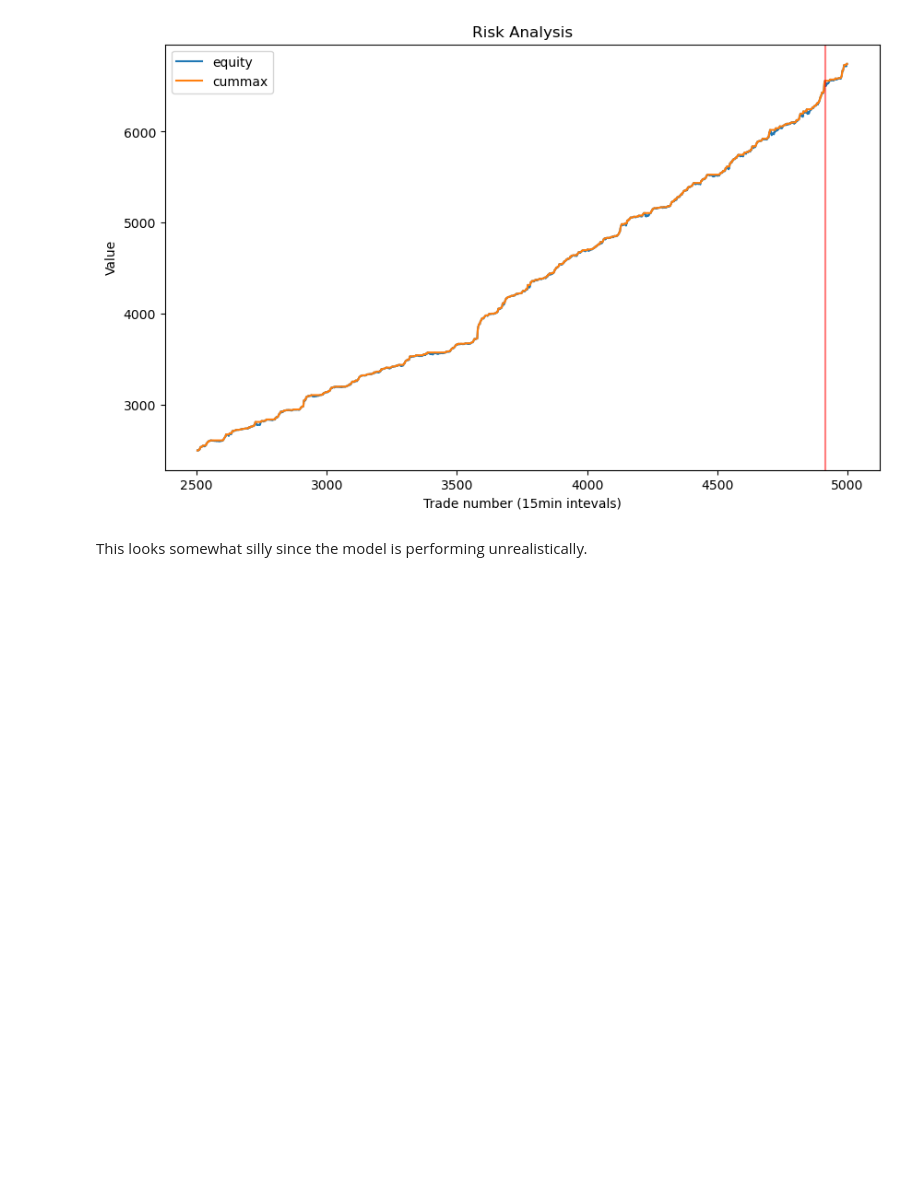
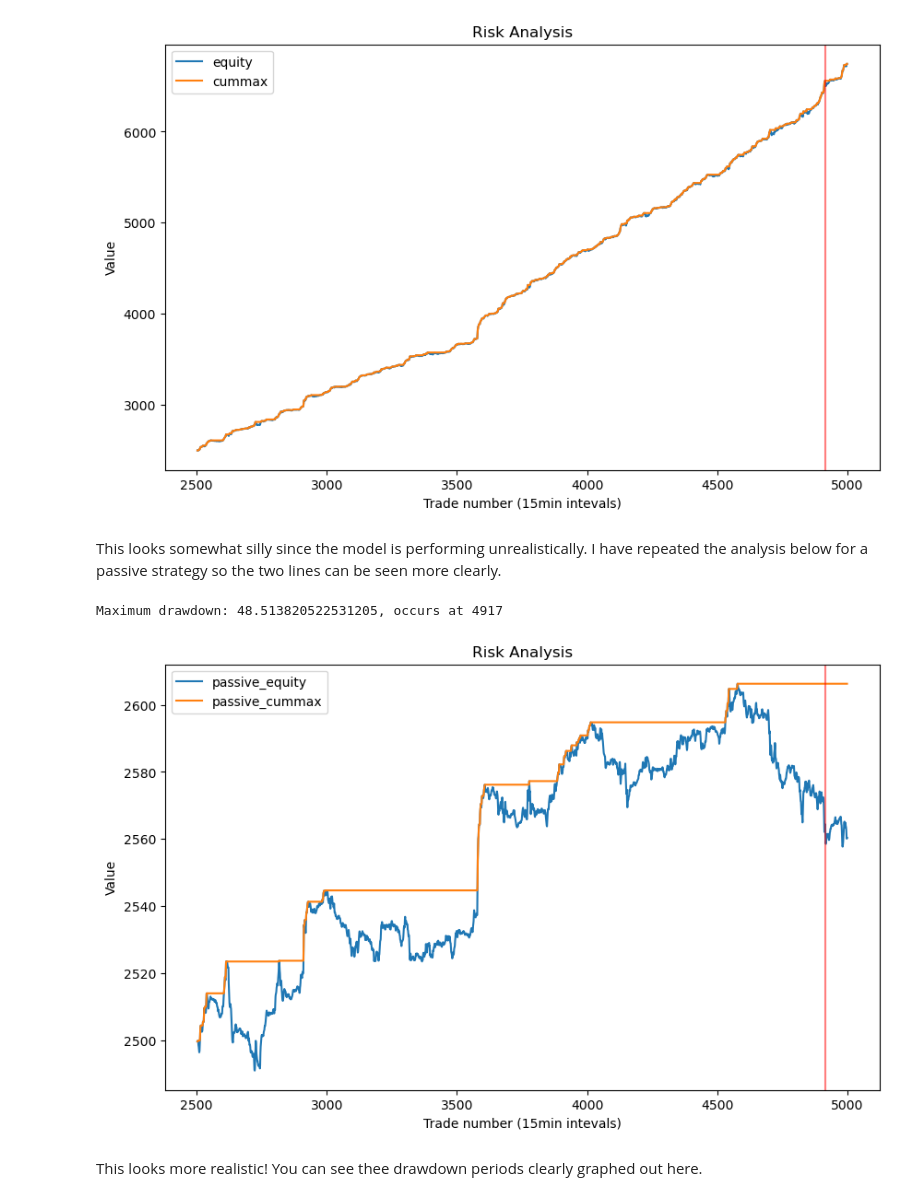
Before and after one commit to ed-roberts-github/trading_classifier, a Jupyter notebook: SVM_model.ipynb, the cells around one changed output. Saved outputs shown, nothing was run; the diff lists cells and outputs as text; code cells hidden in the pictures; blank space fills up the shorter version.

```diff
--- a/SVM_model.ipynb
+++ b/SVM_model.ipynb
@@ -350,4 +334,28 @@ ax.set_title('Risk Analysis');
 # %% [output]
 [figure]
 # %% [markdown]
-This looks somewhat silly since the model is performing unrealistically.
+This looks somewhat silly since the model is performing unrealistically. I have repeated the analysis below for a passive strategy so the two lines can be seen more clearly.
+# %%
+equity = 2500
+risk = pd.DataFrame(test['returns'])
+risk['passive_equity'] = risk['returns'].cumsum().apply(np.exp) * equity
+risk['passive_cummax'] = risk['passive_equity'].cummax()
+risk['passive_drawdown'] = risk['passive_cummax'] - risk['passive_equity']
+max_drawdown = risk['passive_drawdown'].max()
+passive_t_max = risk['passive_drawdown'].idxmax()
+print(f'Maximum drawdown: {max_drawdown}, occurs at {t_max}')
+# %% [output]
+Maximum drawdown: 48.513820522531205, occurs at 4917
+# %%
+temp = risk[risk['passive_drawdown'].isin([0])]
+# periods = (temp.index[1:] - temp.index[:-1])
+periods = temp.index.to_series().diff()
+ax = risk[['passive_equity', 'passive_cummax']].plot(figsize=(10, 6))
+ax.axvline(t_max, c='r', alpha=0.5)
+ax.set_xlabel("Trade number (15min intevals)")
+ax.set_ylabel('Value')
+ax.set_title('Risk Analysis');
+# %% [output]
+[figure, added]
+# %% [markdown]
+This looks more realistic! You can see thee drawdown periods clearly graphed out here.
```
Also changed, not shown: parts of 4 cells of this notebook.
